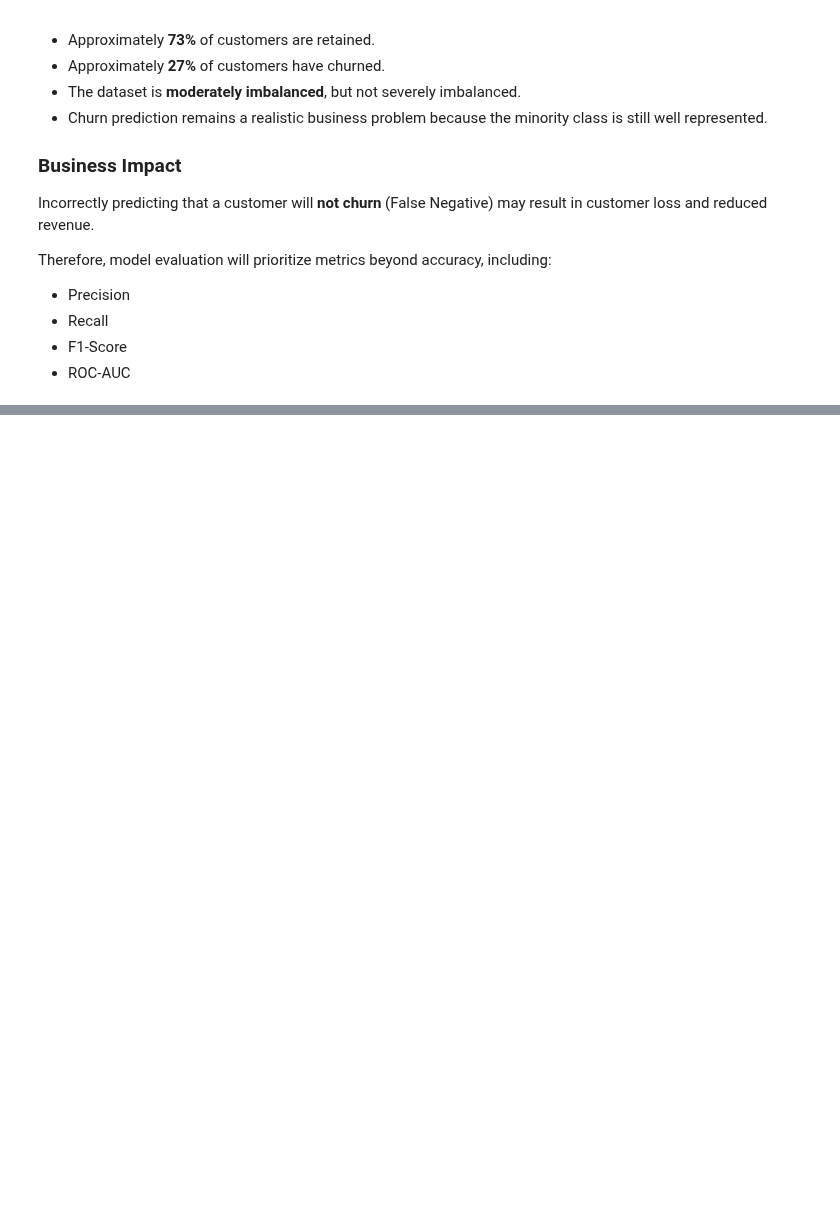
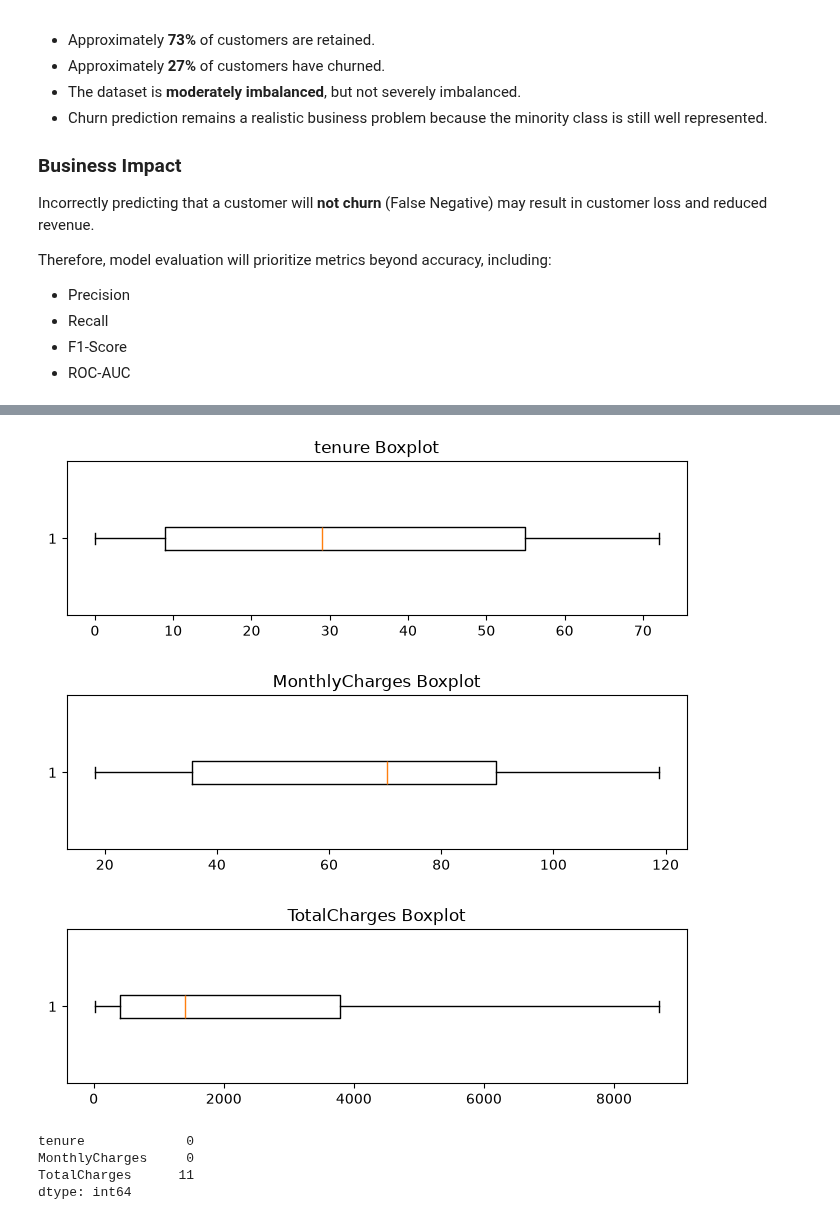
Before and after one commit to annnuspeaks/customer-churn-prediction, a Jupyter notebook: notebooks/02_exploratory_data_analysis.ipynb, the cells around one changed output, grey strips where cells are left out. Cells and saved outputs as stored; diff of their text form; code cells hidden in the pictures; blank space fills up the shorter version.

```diff
--- a/notebooks/02_exploratory_data_analysis.ipynb
+++ b/notebooks/02_exploratory_data_analysis.ipynb
@@ -367,0 +414,24 @@ Therefore, model evaluation will prioritize metrics beyond accuracy, including:
+# %%
+for column in numerical_columns:
+
+    plt.figure(figsize=(8,2))
+
+    plt.boxplot(
+        eda_df[column].dropna(),
+        vert=False
+    )
+
+    plt.title(f"{column} Boxplot")
+
+    plt.show()
+# %% [output]
+[figure, added]
+[figure, added]
+[figure, added]
+# %%
+eda_df[numerical_columns].isnull().sum()
+# %% [output]
+tenure             0
+MonthlyCharges     0
+TotalCharges      11
+dtype: int64
```
Also changed, not shown: parts of 15 cells of this notebook, 1 other file.
